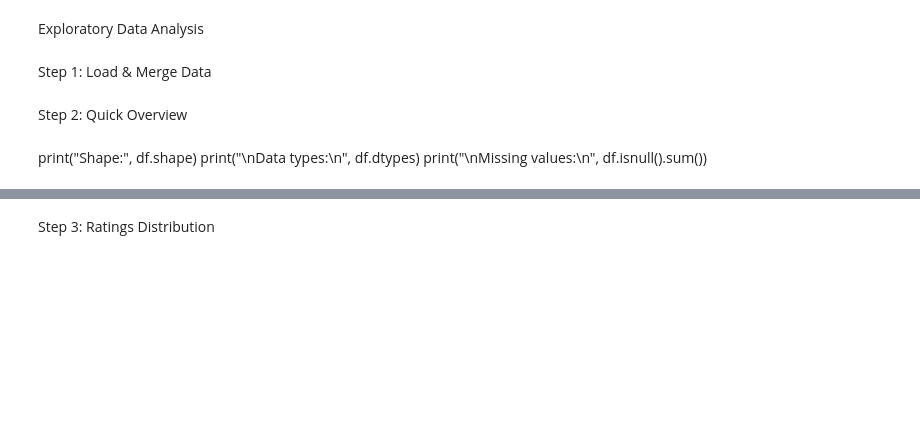
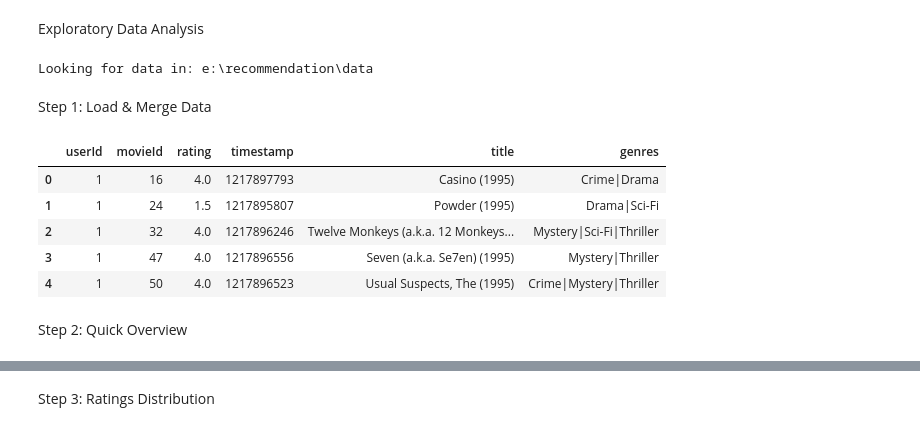
Before and after one commit to padmabhushanpagare/movie-recommendation, a Jupyter notebook: notebooks/01_eda 1.ipynb, the cells around one changed output, grey strips where cells are left out. Saved outputs shown, nothing was run; the diff lists cells and outputs as text; code cells hidden in the pictures; blank space fills up the shorter version.

```diff
--- a/notebooks/01_eda 1.ipynb
+++ b/notebooks/01_eda 1.ipynb
@@ -12,21 +12,25 @@ import seaborn as sns
 sns.set(style='whitegrid')
 
 # To import from src/
+import os
 import sys
 sys.path.append('../src')
 
-from data_loader import load_ratings, load_movies, merge_datasets
+from data_loader import load_data
+
+ratings, movies, df = load_data()
+# %% [output]
+Looking for data in: e:\recommendation\data
 # %% [markdown]
 Step 1: Load & Merge Data
 # %%
-ratings = load_ratings('../data/ratings.csv')
-movies = load_movies('../data/movies.csv')
-df = merge_datasets(ratings, movies)
-
 df.head()
+# %% [output]
+|  | userId | movieId | rating | timestamp | title | genres |
+| 0 | 1 | 16 | 4.0 | 1217897793 | Casino (1995) | Crime|Drama |
+| 1 | 1 | 24 | 1.5 | 1217895807 | Powder (1995) | Drama|Sci-Fi |
+| 2 | 1 | 32 | 4.0 | 1217896246 | Twelve Monkeys (a.k.a. 12 Monkeys... | Mystery|Sci-Fi|Thriller |
+| 3 | 1 | 47 | 4.0 | 1217896556 | Seven (a.k.a. Se7en) (1995) | Mystery|Thriller |
+| 4 | 1 | 50 | 4.0 | 1217896523 | Usual Suspects, The (1995) | Crime|Mystery|Thriller |
 # %% [markdown]
 Step 2: Quick Overview
-# %% [markdown]
-print("Shape:", df.shape)
-print("\nData types:\n", df.dtypes)
-print("\nMissing values:\n", df.isnull().sum())
```
Also changed, not shown: parts of 5 cells of this notebook, 4 other files.
